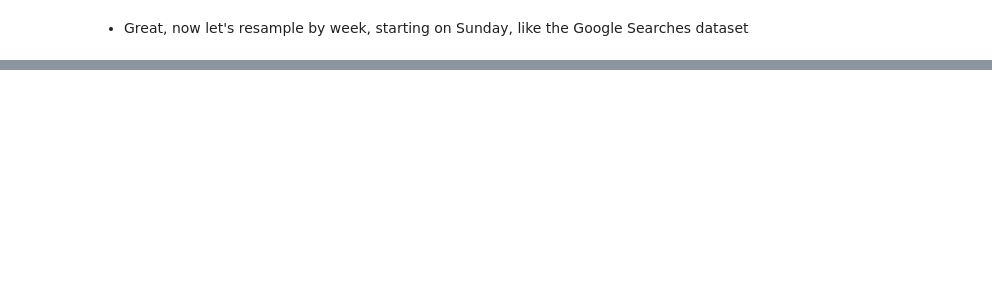
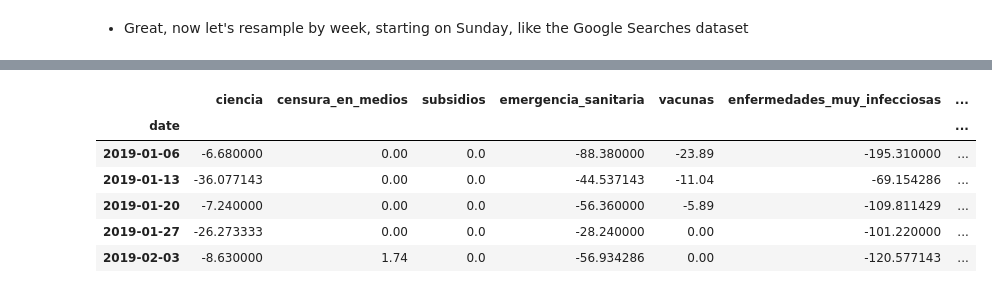
Before and after one commit to albertovpd/automated_ML_regression, a Jupyter notebook: data_exploration.ipynb, the cells around one changed output, grey strips where cells are left out. Saved outputs shown, nothing was run; the diff lists cells and outputs as text; code cells hidden in the pictures; blank space fills up the shorter version.

```diff
--- a/data_exploration.ipynb
+++ b/data_exploration.ipynb
@@ -217,0 +223,10 @@ SyntaxError: invalid syntax (<ipython-input-87-212acc1a1690>, line 1)
+# %%
+dfs.head()
+# %% [output]
+|  | ciencia | censura_en_medios | subsidios | emergencia_sanitaria | vacunas | enfermedades_muy_infecciosas | ... |
+| date |  |  |  |  |  |  | ... |
+| 2019-01-06 | -6.680000 | 0.00 | 0.0 | -88.380000 | -23.89 | -195.310000 | ... |
+| 2019-01-13 | -36.077143 | 0.00 | 0.0 | -44.537143 | -11.04 | -69.154286 | ... |
+| 2019-01-20 | -7.240000 | 0.00 | 0.0 | -56.360000 | -5.89 | -109.811429 | ... |
+| 2019-01-27 | -26.273333 | 0.00 | 0.0 | -28.240000 | 0.00 | -101.220000 | ... |
+| 2019-02-03 | -8.630000 | 1.74 | 0.0 | -56.934286 | 0.00 | -120.577143 | ... |
```
Also changed, not shown: parts of 27 cells of this notebook.
